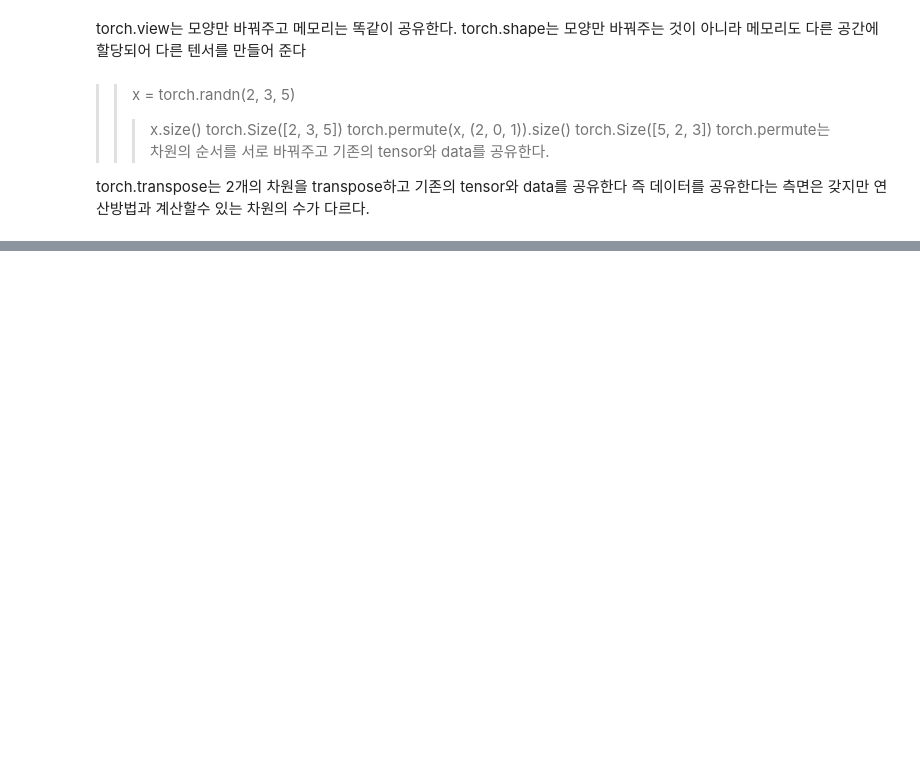
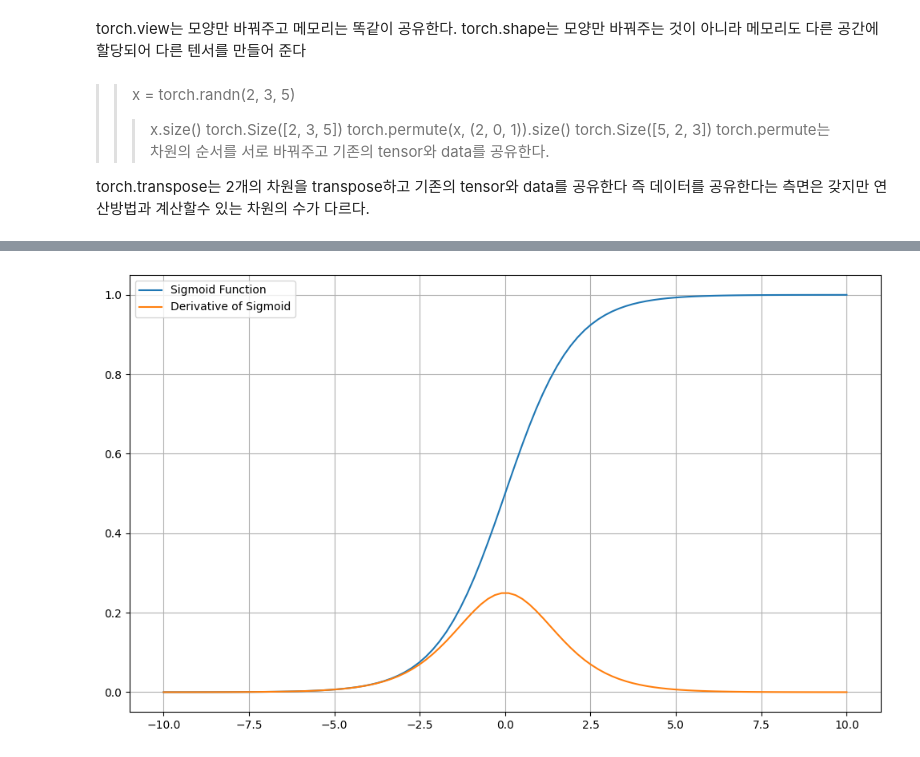
Before and after one commit to seungsdew/-, a Jupyter notebook: 전전심화설계_과제1.ipynb, the cells around one changed output, grey strips where cells are left out. Drawn from its saved outputs; the diff is of its cells as text; code cells hidden in the pictures; blank space fills up the shorter version.

```diff
--- a/전전심화설계_과제1.ipynb
+++ b/전전심화설계_과제1.ipynb
@@ -165,0 +196,28 @@ torch.transpose는 2개의 차원을 transpose하고 기존의 tensor와 data를
+# %%
+import torch
+import matplotlib.pyplot as plt #matplotlib.pyplot를 plt로 이름만 바꿔줌
+import torch.nn
+# 입력 범위 설정
+x = torch.linspace(-10, 10, 100,requires_grad=True) # .backward를 사용하기 위해선 requires_grad=True를 써야 한다.
+
+# 시그모이드 함수 계산
+y_sigmoid = torch.sigmoid(x)
+
+# 시그모이드 함수의 미분 계산
+y_sigmoid.backward(torch.ones_like(x))  # 역전파 및 미분값 계산, torch.ones_like(x)를 이용해서 x와 모양만 같도록 했음
+
+# 미분값 얻기
+y_derivative = x.grad # .backward()를 사용하면 x.grad가 나온다.
+
+
+# 그래프 그리기
+plt.figure(figsize=(10, 6))
+plt.plot(x.detach().numpy(), y_sigmoid.detach().numpy(), label='Sigmoid Function') #detach를 이용하여 그레디언트 추적을 비활성화 시키고 numpy와의 호환성을 유지했다.
+plt.plot(x.detach().numpy(), y_derivative.detach().numpy(), label='Derivative of Sigmoid')
+plt.grid(True)
+
+plt.legend()# 범례추가
+plt.tight_layout()
+plt.show()
+# %% [output]
+[figure, added]
```
Also changed, not shown: parts of 2 cells of this notebook.
